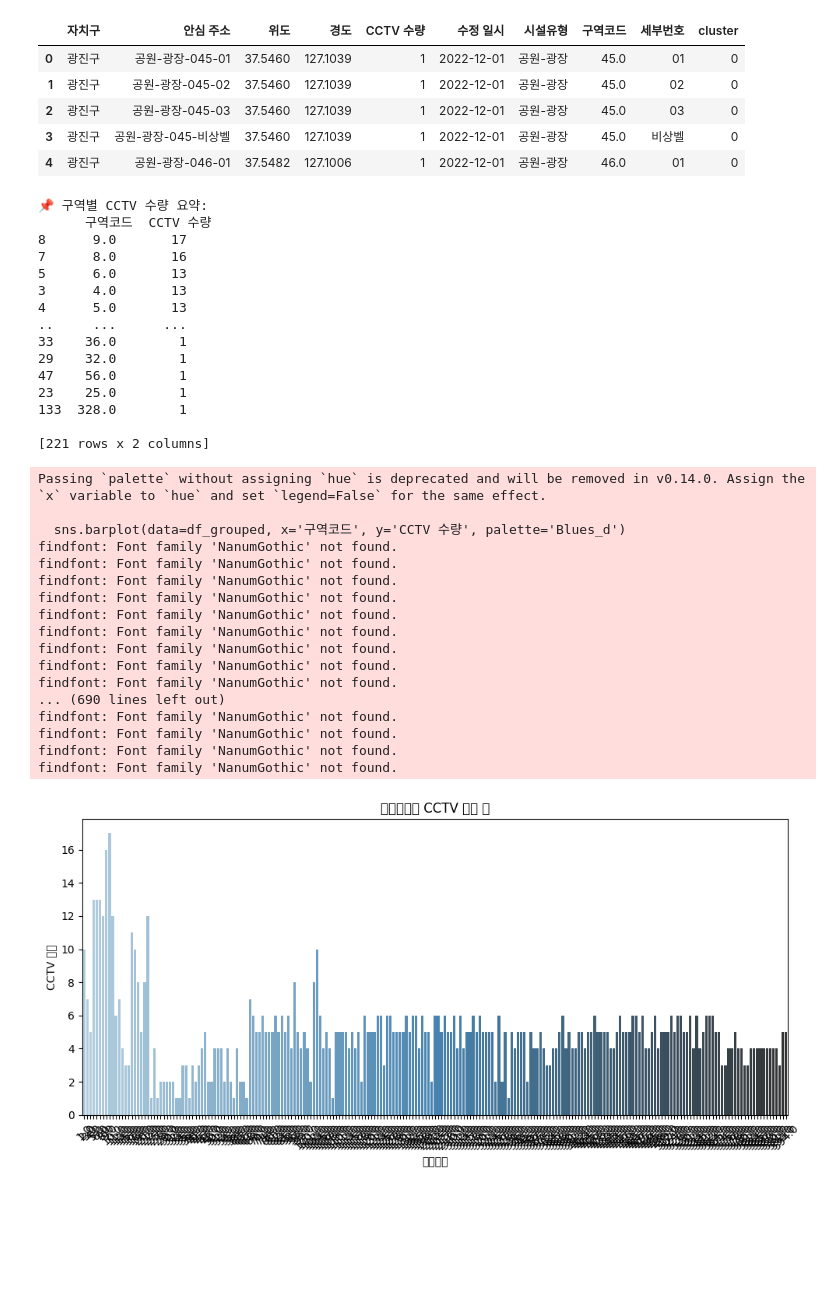
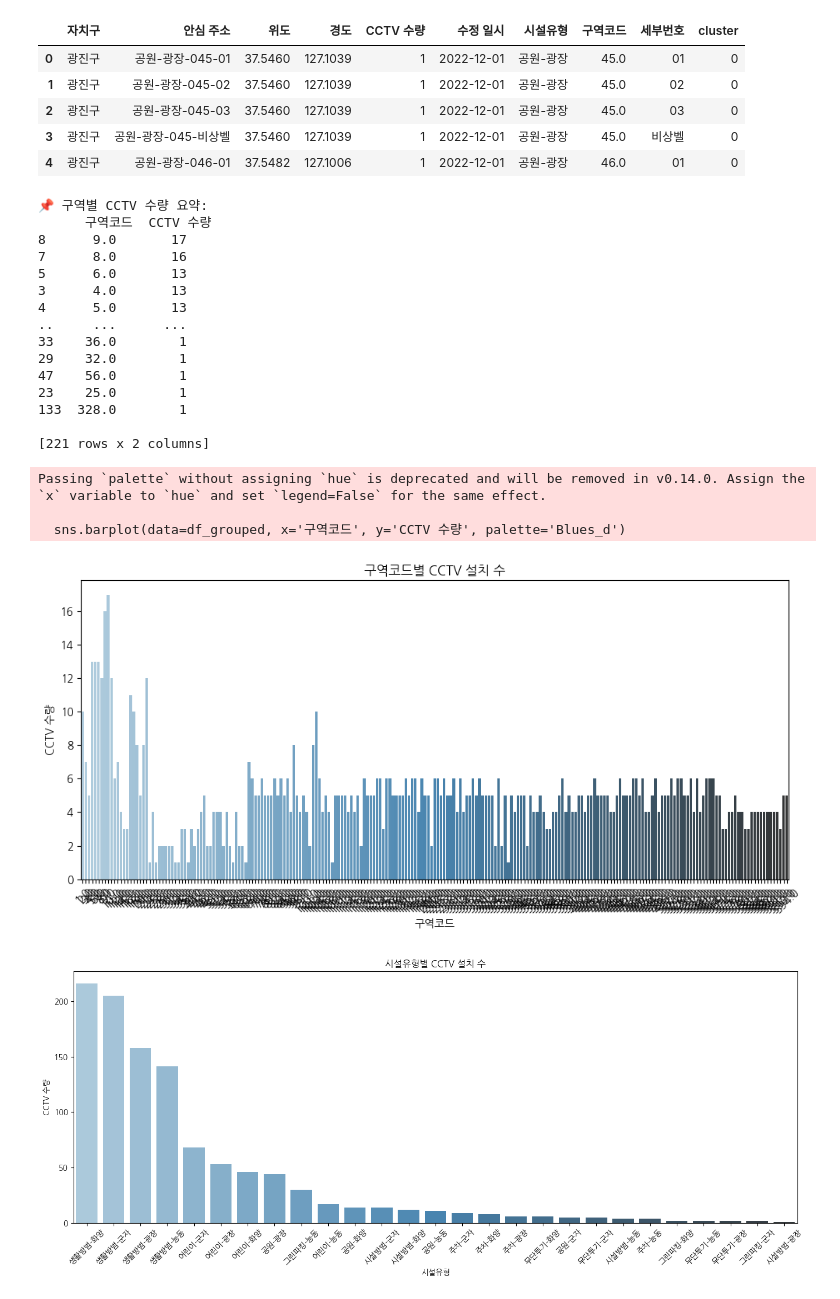
Before and after one commit to stundrg/Gwangjin-gu-safety-map, a Jupyter notebook: src/notebooks/stundrg/CCTV_analysis.ipynb, the cells around one changed output. Drawn from its saved outputs; the diff is of its cells as text; code cells hidden in the pictures; blank space fills up the shorter version.

Commit message:
CCTV 위치별 그래프

```diff
--- a/src/notebooks/stundrg/CCTV_analysis.ipynb
+++ b/src/notebooks/stundrg/CCTV_analysis.ipynb
@@ -20,15 +30,6 @@ df.head()
 | 3 | 광진구 | 공원-광장-045-비상벨 | 37.5460 | 127.1039 | 1 | 2022-12-01 | 공원-광장 | 45.0 | 비상벨 | 0 |
 | 4 | 광진구 | 공원-광장-046-01 | 37.5482 | 127.1006 | 1 | 2022-12-01 | 공원-광장 | 46.0 | 01 | 0 |
 # %%
-import matplotlib.font_manager as fm
-# 나눔고딕 폰트 경로 불러오기
-font_path = "/usr/share/fonts/truetype/nanum/NanumGothic.ttf"
-fontprop = fm.FontProperties(fname=font_path)
-
-# 기본 폰트로 설정
-plt.rcParams['font.family'] = fontprop.get_name()
-plt.rcParams['axes.unicode_minus'] = False  # 마이너스 깨짐 방지
-
 df_grouped = df.groupby('구역코드')['CCTV 수량'].sum().reset_index().sort_values(by='CCTV 수량', ascending=False)
 print("📌 구역별 CCTV 수량 요약:")
 print(df_grouped)
@@ -59,18 +60,15 @@ plt.show()
 Passing `palette` without assigning `hue` is deprecated and will be removed in v0.14.0. Assign the `x` variable to `hue` and set `legend=False` for the same effect.
 
   sns.barplot(data=df_grouped, x='구역코드', y='CCTV 수량', palette='Blues_d')
-findfont: Font family 'NanumGothic' not found.
-findfont: Font family 'NanumGothic' not found.
-findfont: Font family 'NanumGothic' not found.
-findfont: Font family 'NanumGothic' not found.
-findfont: Font family 'NanumGothic' not found.
-findfont: Font family 'NanumGothic' not found.
-findfont: Font family 'NanumGothic' not found.
-findfont: Font family 'NanumGothic' not found.
-findfont: Font family 'NanumGothic' not found.
-... (690 lines left out)
-findfont: Font family 'NanumGothic' not found.
-findfont: Font family 'NanumGothic' not found.
-findfont: Font family 'NanumGothic' not found.
-findfont: Font family 'NanumGothic' not found.
-[figure, old version]
+[figure, new version]
+# %%
+df_grouped_named = df.groupby('시설유형')['CCTV 수량'].sum().reset_index().sort_values(by='CCTV 수량', ascending=False)
+
+plt.figure(figsize=(14, 6))
+sns.barplot(data=df_grouped_named, x='시설유형', y='CCTV 수량', hue='시설유형', palette='Blues_d',legend=False )
+plt.xticks(rotation=45)
+plt.title("시설유형별 CCTV 설치 수")
+plt.tight_layout()
+plt.show()
+# %% [output]
+[figure, added]
```
Also changed, not shown: parts of 2 cells of this notebook, 1 other file.
